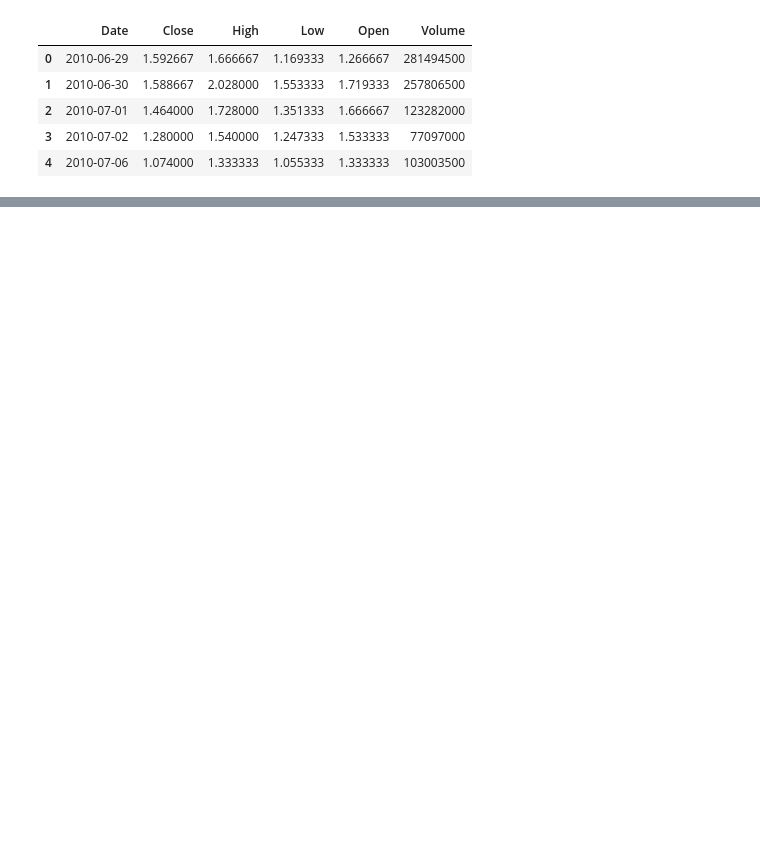
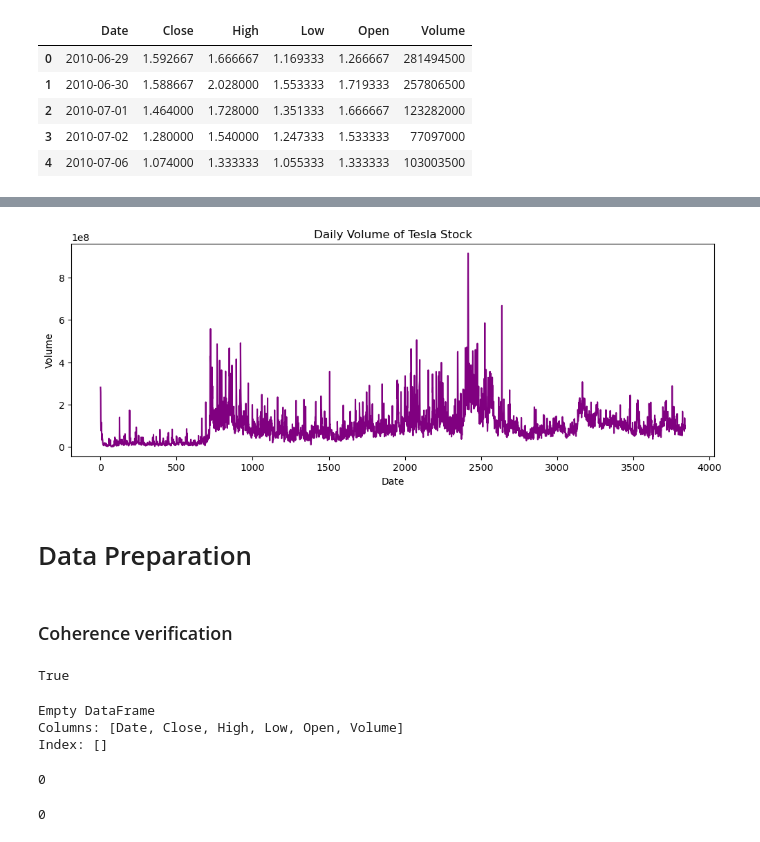
Before and after one commit to Thomasjiin/ML_Project, a Jupyter notebook: Tesla_stock_trend_prediction.ipynb, the cells around one changed output, grey strips where cells are left out. Drawn from its saved outputs; the diff is of its cells as text; code cells hidden in the pictures; blank space fills up the shorter version.

```diff
--- a/Tesla_stock_trend_prediction.ipynb
+++ b/Tesla_stock_trend_prediction.ipynb
@@ -120,0 +110,39 @@ plt.show()
+# %%
+plt.figure(figsize=(12,4))
+plt.plot(data["Volume"], color="purple")
+plt.title("Daily Volume of Tesla Stock")
+plt.xlabel("Date")
+plt.ylabel("Volume")
+plt.show()
+# %% [output]
+[figure, added]
+# %% [markdown]
+# Data Preparation
+# %% [markdown]
+### Coherence verification
+# %%
+data = data.sort_index() # Sort the data by index to ensure chronological order
+print(data.index.is_monotonic_increasing) # Verify that the index is sorted in increasing order (should return True)
+# %% [output]
+True
+# %%
+# Check for rows where High is less than Low
+
+invalid = data[data["High"] < data["Low"]]
+print(invalid.head())
+# %% [output]
+Empty DataFrame
+Columns: [Date, Close, High, Low, Open, Volume]
+Index: []
+# %%
+# Check for invalid values in Volume column
+
+print((data["Volume"] <= 0).sum())
+# %% [output]
+0
+# %%
+# Check for extreme daily returns (e.g., greater than 50% in absolute value)
+data["Return_1d"] = data["Close"].pct_change()
+print((data["Return_1d"].abs() > 0.5).sum())
+# %% [output]
+0
```
Also changed, not shown: parts of 52 cells of this notebook.
